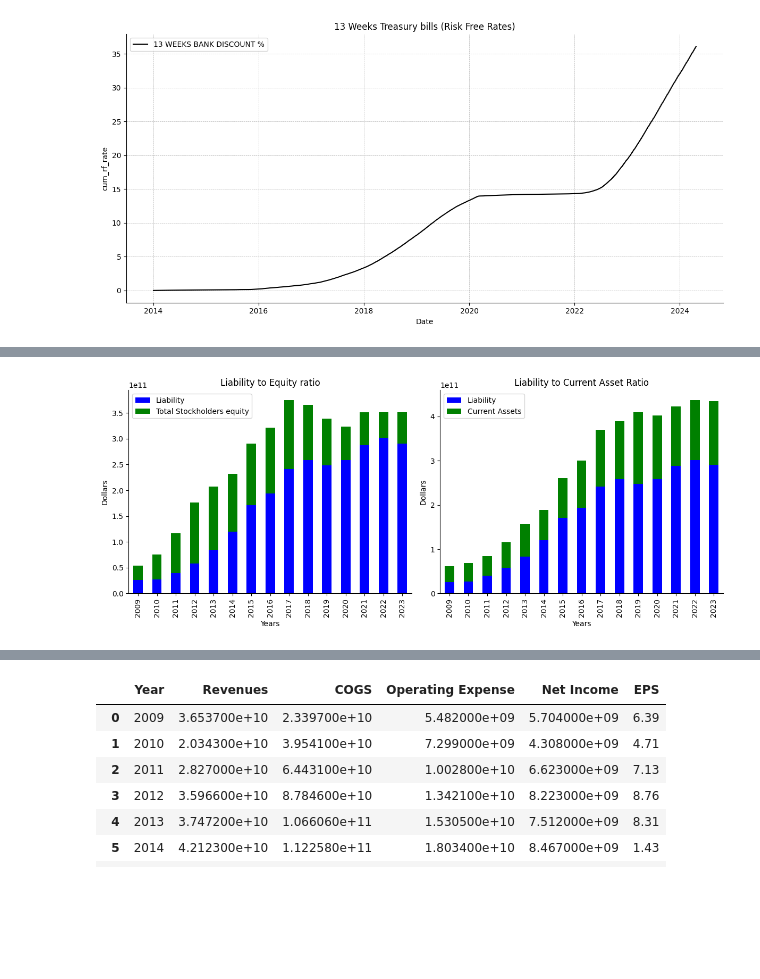
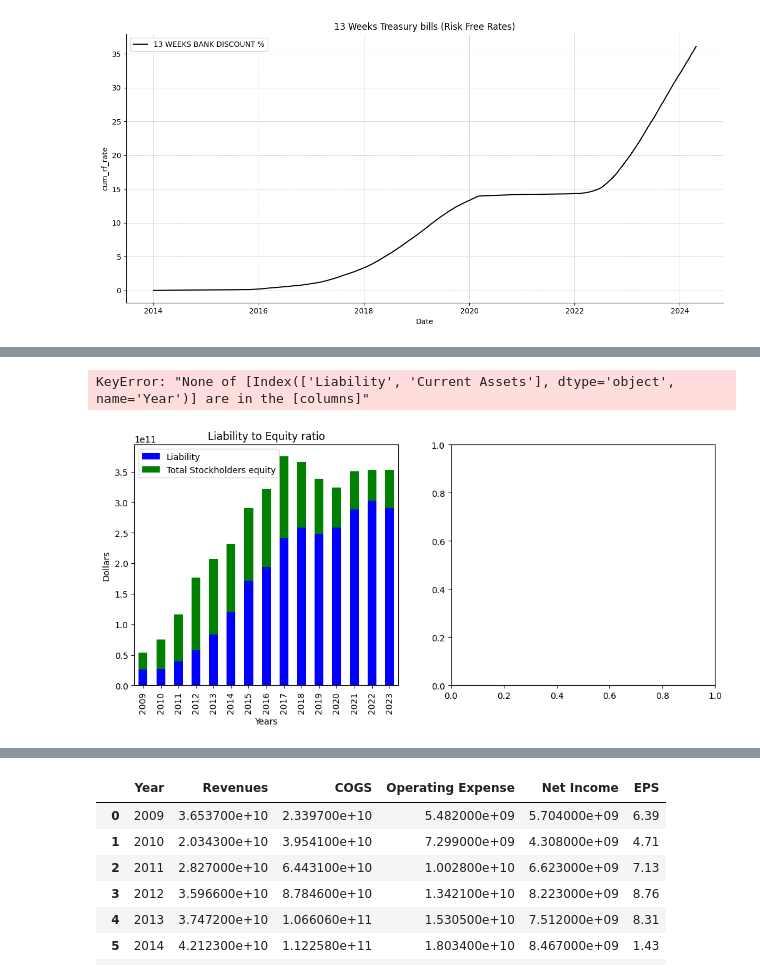
Before and after one commit to maseehfaizan/Project-Code, a Jupyter notebook: Master.ipynb, the cells around one changed output, grey strips where cells are left out. Drawn from its saved outputs; the diff is of its cells as text; code cells hidden in the pictures; blank space fills up the shorter version.

```diff
--- a/Master.ipynb
+++ b/Master.ipynb
@@ -269,11 +278,11 @@ balance.reset_index(inplace=True)
 # %%
 
 try:
-    balance['Liability'] = balance['Liability and Stockholder equity'] - balance['Total Stockholders equity']
+    financials['Liability'] = financials['Liability and Stockholder equity'] - financials['Total Stockholders equity']
 
 except Exception as e:
     # Code that runs if an exception occurs
     pass
 
-balance.head(10)
+financials.head(10)
 # %% [output]
@@ -659,7 +679,3 @@ plt.grid(True, which='both', linestyle='--', linewidth=0.5)
 plt.show()
 # %% [output]
 [figure]
-# %%
-balance['Year'] = balance['Year'].astype(int)
-balance = balance.set_index('Year')
-balance.head()
@@ -673,0 +682,3 @@ balance.head()
+# %%
+financials = financials.T.reset_index()
+financials.head()
@@ -676,32 +695,33 @@ fig, ax = plt.subplots(figsize=(12,5) ,ncols=2, nrows=1)
 # Set the index to 'Category' for plotting
 
 
-df = balance[['Liability','Total Stockholders equity']]
+df = financials[['Liability','Total Stockholders equity']]
 
 # Plotting the stacked bar chart
 df.plot(kind='bar', stacked=True, color=['blue', 'green'],ax=ax[0])
 
 # Customizing the plot
 ax[0].set_title('Liability to Equity ratio')
 ax[0].set_xlabel('Years')
 ax[0].set_ylabel('Dollars')
 
 df1 = balance[['Liability','Current Assets']]
 df1.plot(kind='bar', stacked=True, color=['blue', 'green'],ax=ax[1])
 
 # Customizing the plot
 ax[1].set_title('Liability to Current Asset Ratio')
 ax[1].set_xlabel('Years')
 ax[1].set_ylabel('Dollars')
 
 
 ax[0].spines['top'].set_visible(False)
 ax[0].spines['right'].set_visible(False)
 ax[1].spines['top'].set_visible(False)
 ax[1].spines['right'].set_visible(False)
 
 # Show the plot
 plt.tight_layout()
 plt.show()
 # %% [output]
+KeyError: "None of [Index(['Liability', 'Current Assets'], dtype='object', name='Year')] are in the [columns]"
-[figure, old version]
+[figure, new version]
```
Also changed, not shown: parts of 11 cells of this notebook, 31 other files.
